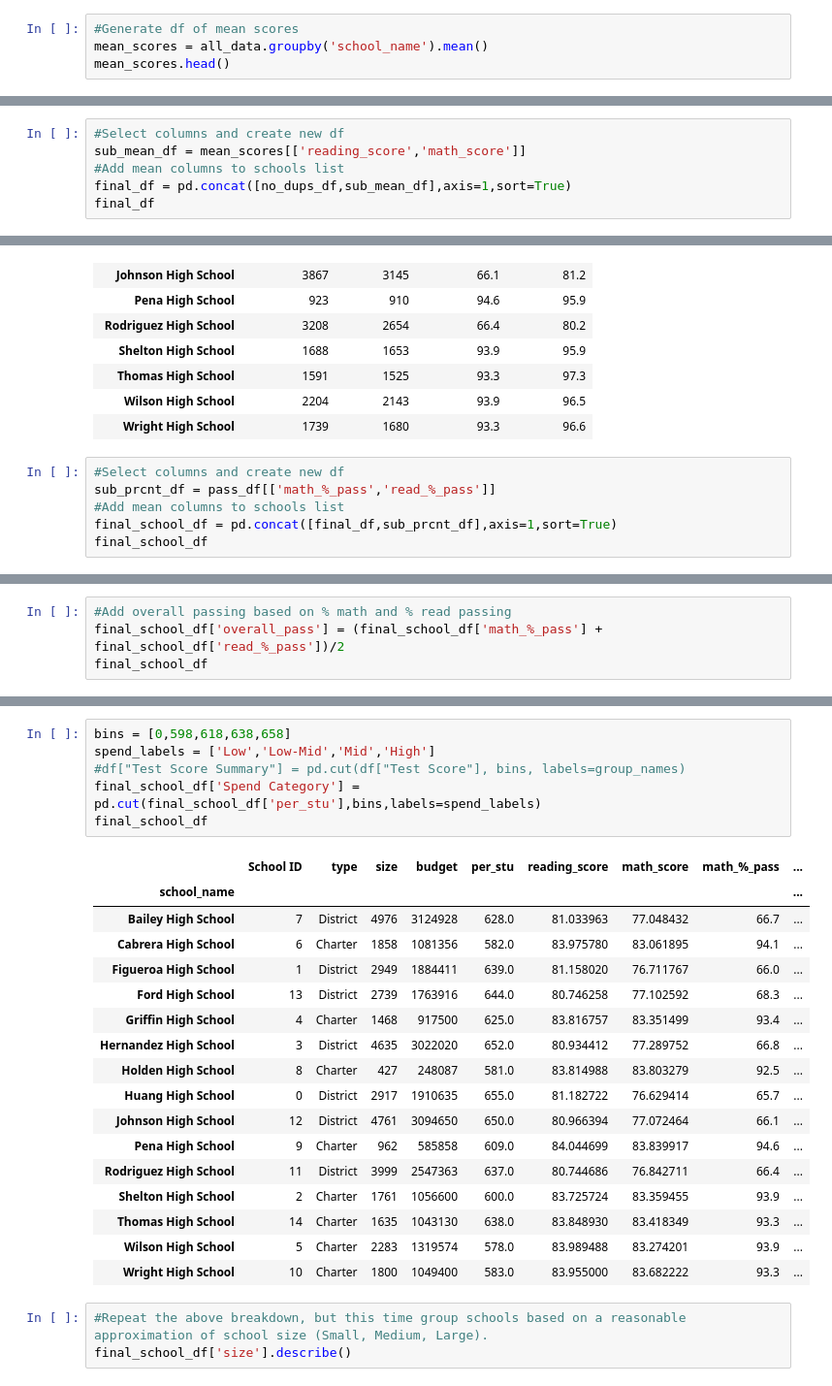
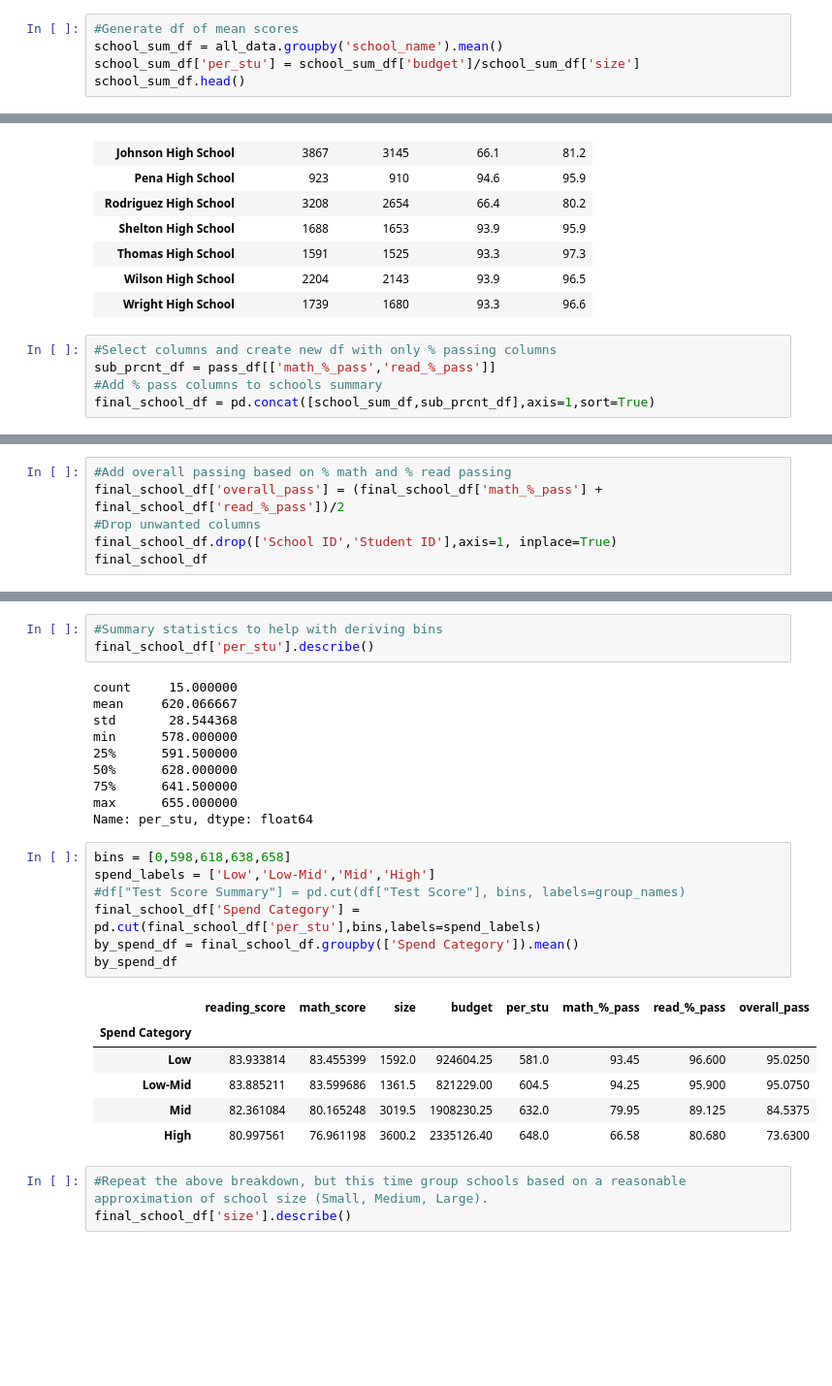
Before and after one commit to bman511/PyAcademy, a Jupyter notebook: PyCitySchoolsAnalysis.ipynb, the cells around one changed output, grey strips where cells are left out. Shown at 97% size. Saved outputs shown, nothing was run; the diff lists cells and outputs as text; blank space fills up the shorter version.

```diff
--- a/PyCitySchoolsAnalysis.ipynb
+++ b/PyCitySchoolsAnalysis.ipynb
@@ -122,6 +103,7 @@ all_data.head()
 | 4 | 4 | Bonnie Ray | F | 9th | Huang High School | 97 | 84 | 0 | ... |
 # %%
 #Generate df of mean scores
-mean_scores = all_data.groupby('school_name').mean()
-mean_scores.head()
+school_sum_df = all_data.groupby('school_name').mean()
+school_sum_df['per_stu'] = school_sum_df['budget']/school_sum_df['size']
+school_sum_df.head()
 # %% [output]
@@ -135,6 +116,0 @@ mean_scores.head()
-# %%
-#Select columns and create new df
-sub_mean_df = mean_scores[['reading_score','math_score']]
-#Add mean columns to schools list
-final_df = pd.concat([no_dups_df,sub_mean_df],axis=1,sort=True)
-final_df
@@ -183,8 +142,7 @@ pass_df
 | Wilson High School | 2204 | 2143 | 93.9 | 96.5 |
 | Wright High School | 1739 | 1680 | 93.3 | 96.6 |
 # %%
-#Select columns and create new df
+#Select columns and create new df with only % passing columns
 sub_prcnt_df = pass_df[['math_%_pass','read_%_pass']]
-#Add mean columns to schools list
-final_school_df = pd.concat([final_df,sub_prcnt_df],axis=1,sort=True)
-final_school_df
+#Add % pass columns to schools summary
+final_school_df = pd.concat([school_sum_df,sub_prcnt_df],axis=1,sort=True)
@@ -209,5 +149,7 @@ final_school_df
 # %%
 #Add overall passing based on % math and % read passing
 final_school_df['overall_pass'] = (final_school_df['math_%_pass'] + final_school_df['read_%_pass'])/2
+#Drop unwanted columns
+final_school_df.drop(['School ID','Student ID'],axis=1, inplace=True)
 final_school_df
 # %% [output]
@@ -323,27 +223,30 @@ Name: per_stu, dtype: float64
+# %%
+#Summary statistics to help with deriving bins
+final_school_df['per_stu'].describe()
+# %% [output]
+count     15.000000
+mean     620.066667
+std       28.544368
+min      578.000000
+25%      591.500000
+50%      628.000000
+75%      641.500000
+max      655.000000
+Name: per_stu, dtype: float64
 # %%
 bins = [0,598,618,638,658]
 spend_labels = ['Low','Low-Mid','Mid','High']
 #df["Test Score Summary"] = pd.cut(df["Test Score"], bins, labels=group_names)
 final_school_df['Spend Category'] = pd.cut(final_school_df['per_stu'],bins,labels=spend_labels)
-final_school_df
+by_spend_df = final_school_df.groupby(['Spend Category']).mean()
+by_spend_df
 # %% [output]
-|  | School ID | type | size | budget | per_stu | reading_score | math_score | math_%_pass | ... |
-| school_name |  |  |  |  |  |  |  |  | ... |
-| Bailey High School | 7 | District | 4976 | 3124928 | 628.0 | 81.033963 | 77.048432 | 66.7 | ... |
-| Cabrera High School | 6 | Charter | 1858 | 1081356 | 582.0 | 83.975780 | 83.061895 | 94.1 | ... |
-| Figueroa High School | 1 | District | 2949 | 1884411 | 639.0 | 81.158020 | 76.711767 | 66.0 | ... |
-| Ford High School | 13 | District | 2739 | 1763916 | 644.0 | 80.746258 | 77.102592 | 68.3 | ... |
-| Griffin High School | 4 | Charter | 1468 | 917500 | 625.0 | 83.816757 | 83.351499 | 93.4 | ... |
-| Hernandez High School | 3 | District | 4635 | 3022020 | 652.0 | 80.934412 | 77.289752 | 66.8 | ... |
-| Holden High School | 8 | Charter | 427 | 248087 | 581.0 | 83.814988 | 83.803279 | 92.5 | ... |
-| Huang High School | 0 | District | 2917 | 1910635 | 655.0 | 81.182722 | 76.629414 | 65.7 | ... |
-| Johnson High School | 12 | District | 4761 | 3094650 | 650.0 | 80.966394 | 77.072464 | 66.1 | ... |
-| Pena High School | 9 | Charter | 962 | 585858 | 609.0 | 84.044699 | 83.839917 | 94.6 | ... |
-| Rodriguez High School | 11 | District | 3999 | 2547363 | 637.0 | 80.744686 | 76.842711 | 66.4 | ... |
-| Shelton High School | 2 | Charter | 1761 | 1056600 | 600.0 | 83.725724 | 83.359455 | 93.9 | ... |
-| Thomas High School | 14 | Charter | 1635 | 1043130 | 638.0 | 83.848930 | 83.418349 | 93.3 | ... |
-| Wilson High School | 5 | Charter | 2283 | 1319574 | 578.0 | 83.989488 | 83.274201 | 93.9 | ... |
-| Wright High School | 10 | Charter | 1800 | 1049400 | 583.0 | 83.955000 | 83.682222 | 93.3 | ... |
+|  | reading_score | math_score | size | budget | per_stu | math_%_pass | read_%_pass | overall_pass |
+| Spend Category |  |  |  |  |  |  |  |  |
+| Low | 83.933814 | 83.455399 | 1592.0 | 924604.25 | 581.0 | 93.45 | 96.600 | 95.0250 |
+| Low-Mid | 83.885211 | 83.599686 | 1361.5 | 821229.00 | 604.5 | 94.25 | 95.900 | 95.0750 |
+| Mid | 82.361084 | 80.165248 | 3019.5 | 1908230.25 | 632.0 | 79.95 | 89.125 | 84.5375 |
+| High | 80.997561 | 76.961198 | 3600.2 | 2335126.40 | 648.0 | 66.58 | 80.680 | 73.6300 |
 # %%
 #Repeat the above breakdown, but this time group schools based on a reasonable approximation of school size (Small, Medium, Large).
 final_school_df['size'].describe()
```
Also changed, not shown: parts of 26 cells of this notebook.
